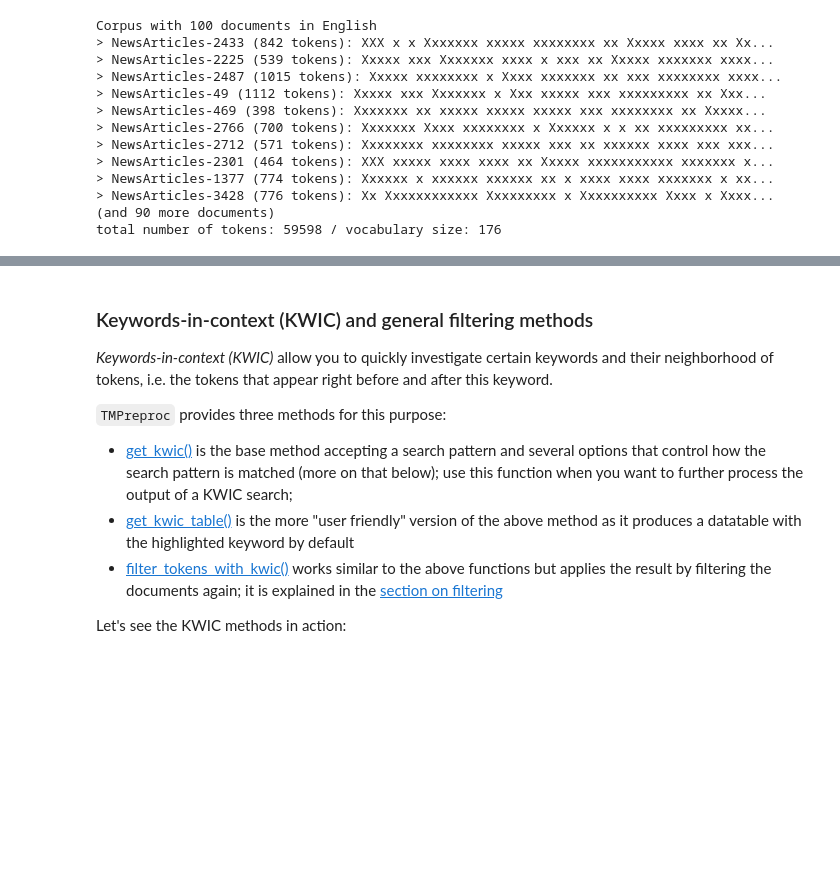
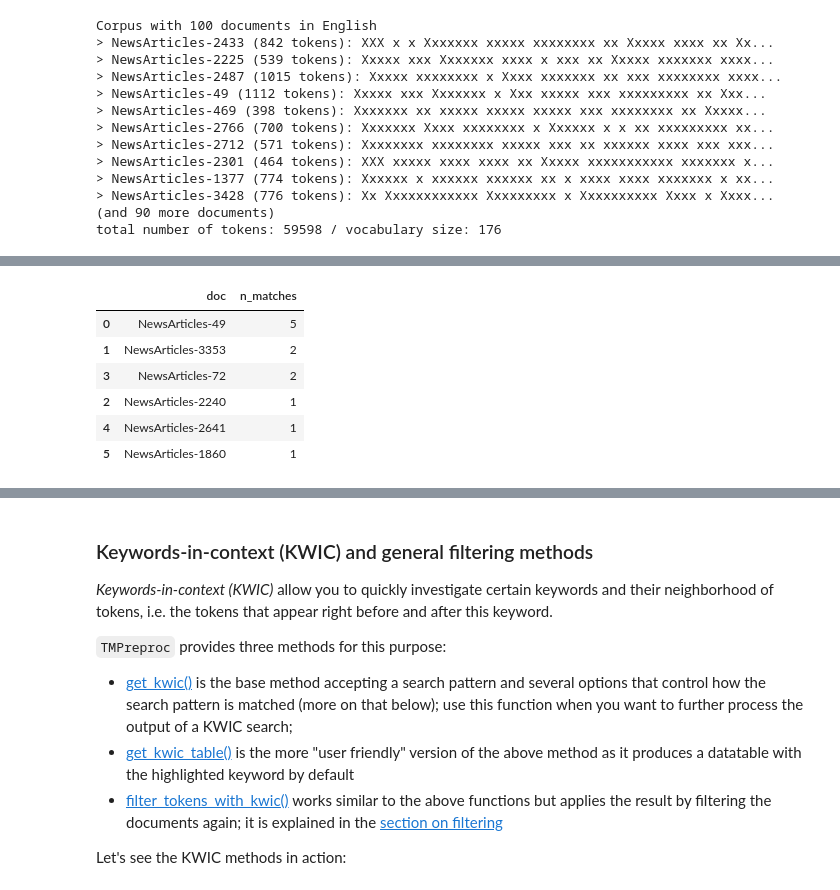
Before and after one commit to WZBSocialScienceCenter/tmtoolkit, a Jupyter notebook: doc/source/preprocessing.ipynb, the cells around one changed output, grey strips where cells are left out. Saved outputs shown, nothing was run; the diff lists cells and outputs as text; code cells hidden in the pictures; blank space fills up the shorter version.

Commit message:
+ find_documents docs WIP

```diff
--- a/doc/source/preprocessing.ipynb
+++ b/doc/source/preprocessing.ipynb
@@ -775,0 +860,12 @@ del corpus_shapes
+# %%
+from tmtoolkit.corpus import find_documents
+
+find_documents(corpus_norm, 'united_states', as_table='-n_matches')
+# %% [output]
+|  | doc | n_matches |
+| 0 | NewsArticles-49 | 5 |
+| 1 | NewsArticles-3353 | 2 |
+| 3 | NewsArticles-72 | 2 |
+| 2 | NewsArticles-2240 | 1 |
+| 4 | NewsArticles-2641 | 1 |
+| 5 | NewsArticles-1860 | 1 |
```
Also changed, not shown: parts of 19 cells of this notebook, 3 other files.
